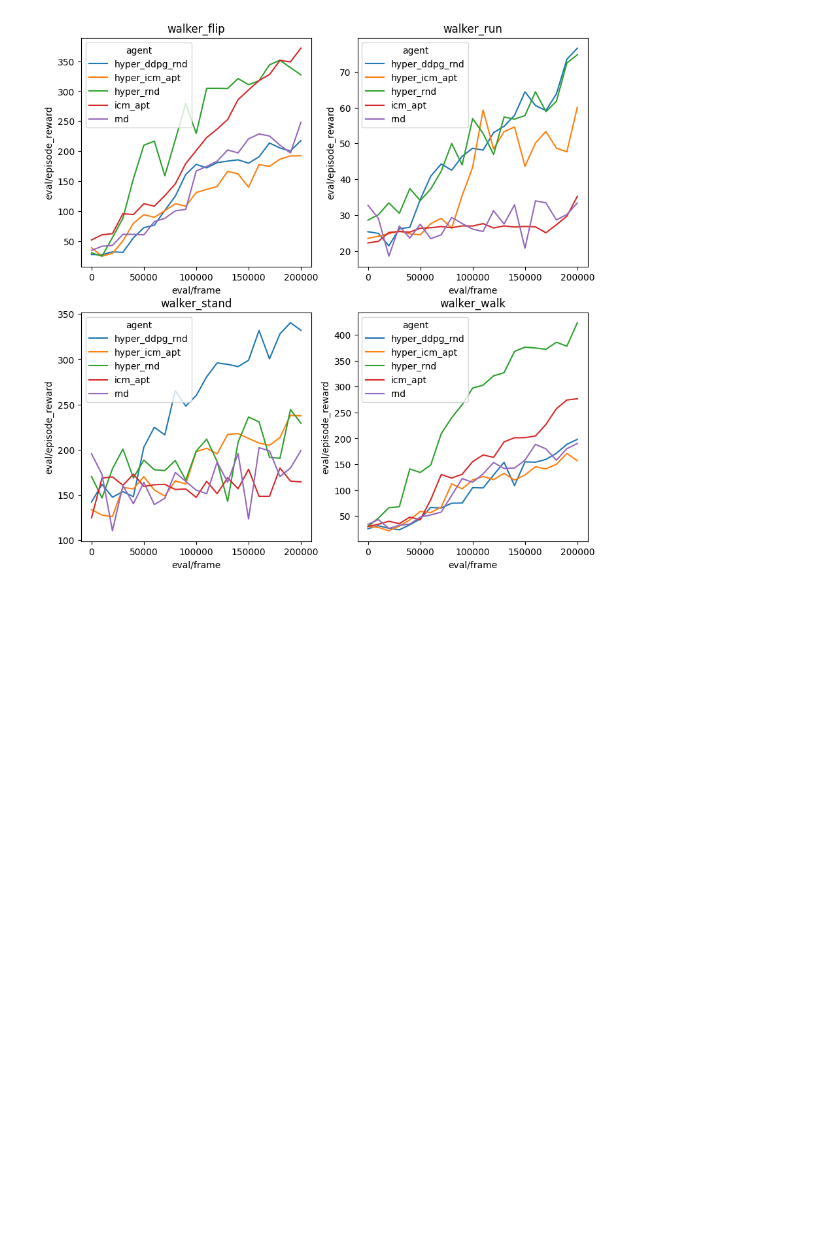
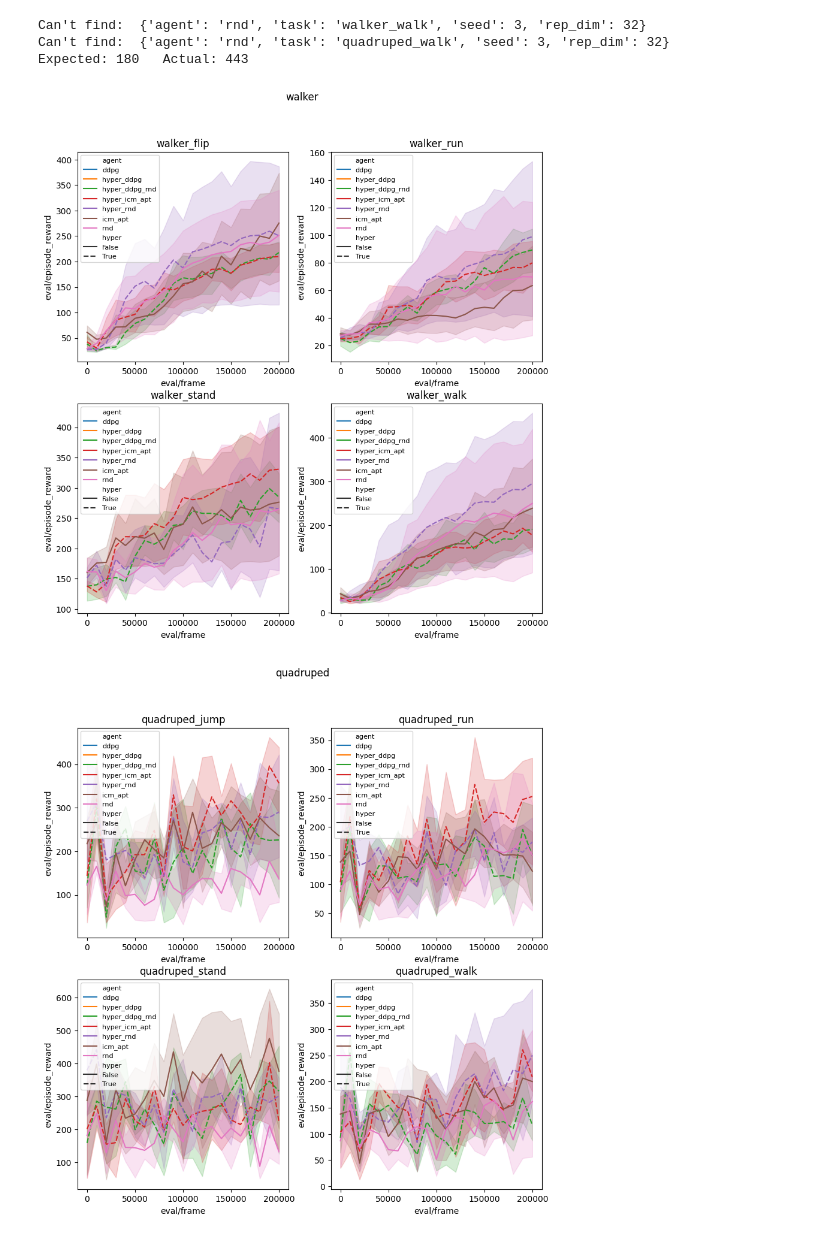
Before and after one commit to salemohamedo/url_benchmark, a Jupyter notebook: plots.ipynb, the cells around one changed output. Drawn from its saved outputs; the diff is of its cells as text; code cells hidden in the pictures; blank space fills up the shorter version.

Commit message:
Update hyper algs

```diff
--- a/plots.ipynb
+++ b/plots.ipynb
@@ -2,20 +2,7 @@
 import wandb
 import pandas as pd
 import seaborn as sns
+import numpy as np
 import matplotlib.pyplot as plt
-api = wandb.Api()
-sweep = api.sweep("omar-s/url_benchmark/fq1gk59g")
+import itertools
+from pathlib import Path
-# %%
-dfs = []
-metrics = ['eval/frame', 'eval/episode_reward']
-for run in sweep.runs:
-    assert run.state == 'finished'
-    config = run.config
-    num_data = config['num_train_frames'] // config['eval_every_frames'] + 1
-    run_df =  run.history()[run.history()['eval/episode_reward'].notna()][metrics].reset_index(drop=True)
-    assert len(run_df) == num_data
-    config = pd.json_normalize(config, sep='.')
-    for k, v in config.items():
-        run_df[k] = v[0]
-    dfs.append(run_df)
-df = pd.concat(dfs)
@@ -22,11 +113,34 @@ df = pd.concat(dfs)
+# %%
+# check_completeness(df, EXP_CONFIG["walker"], EXCLUSIONS)
+# check_completeness(df, EXP_CONFIG["jaco,quadraped"], [])
+check_completeness(df, EXP_CONFIG["smaller_dim"], [])
+# check_completeness(df, EXP_CONFIG["smaller_dim_baseline"], [])
+# %% [output]
+Can't find:  {'agent': 'rnd', 'task': 'walker_walk', 'seed': 3, 'rep_dim': 32}
+Can't find:  {'agent': 'rnd', 'task': 'quadruped_walk', 'seed': 3, 'rep_dim': 32}
+Expected: 180   Actual: 443
 # %%
-hue_order = sorted(df['agent'].unique().tolist())
-tasks = sorted(df['task'].unique().tolist())
-fig, ax = plt.subplots(2, 2, figsize=(10, 10))
-for i, task in enumerate(tasks):
-    row = i // 2
-    col = i - row*2
-    sns.lineplot(ax=ax[row, col], data=df[df['task'] == task], x='eval/frame', y='eval/episode_reward', hue='agent', hue_order=hue_order, errorbar=None)
-    ax[row, col].set_title(task)
+for domain in df['domain'].unique():
+    plt_df = df[df['domain'] == domain]
+    # plt_df = plt_df.groupby(['agent', 'task', 'domain', 'eval/frame'], as_index=False).max()
+    hue_order = sorted(plt_df['agent'].unique())
+    tasks = sorted(plt_df['task'].unique())
+    fig, ax = plt.subplots(2, 2, figsize=(10, 10))
+    for i, task in enumerate(tasks):
+        row = i // 2
+        col = i - row*2
+        sns.lineplot(
+            ax=ax[row, col],
+            data=plt_df[(plt_df['task'] == task) & (plt_df['rep_dim'] == 512)],
+            # data=plt_df[plt_df['task'] == task],
+            x='eval/frame', y='eval/episode_reward',
+            hue='agent',
+            hue_order=hue_order,
+            # errorbar=None,
+            style='hyper')
+        ax[row, col].set_title(task)
+        ax[row, col].legend(loc='upper left', fontsize=8)
+    fig.suptitle(domain)
 # %% [output]
-[figure, old version]
+[figure, new version]
+[figure, added]
```
Also changed, not shown: parts of 8 cells of this notebook, 17 other files.
